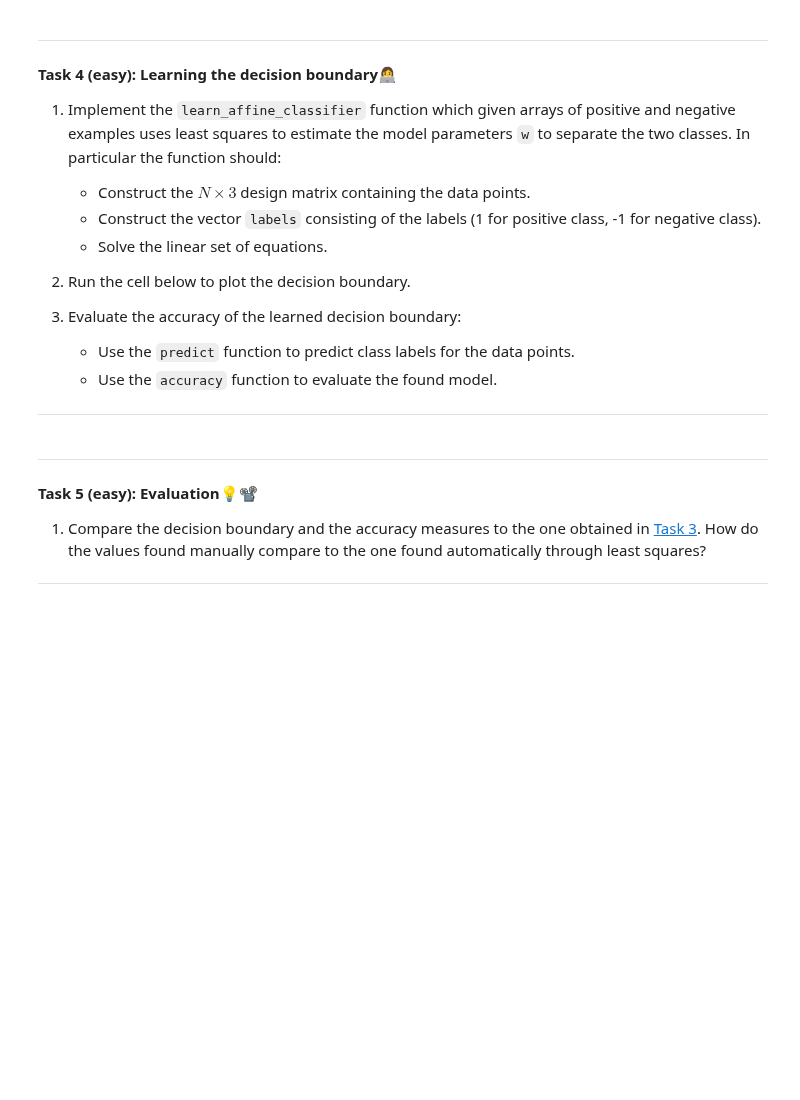
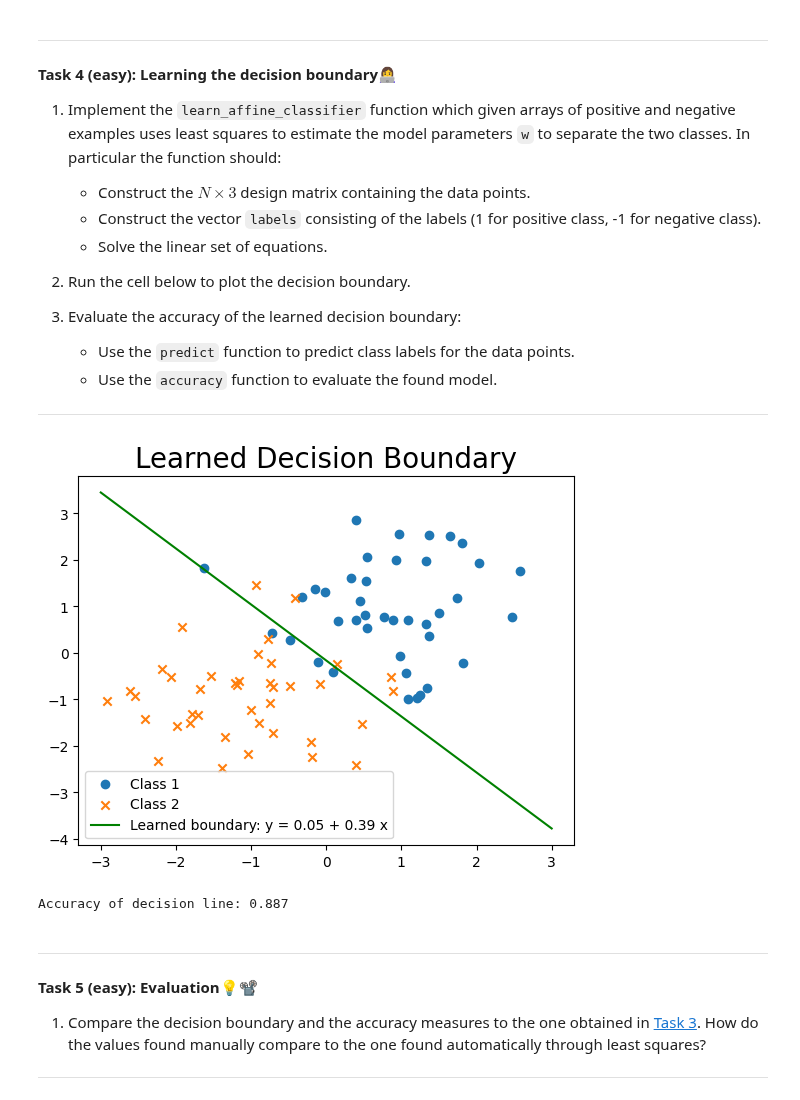
Before and after one commit to Mie-Jonasson/ComputerScienceMasters, a Jupyter notebook: IntroductionToMachineLearning/Exercises/W10/02-decision.ipynb, the cells around one changed output. Drawn from its saved outputs; the diff is of its cells as text; code cells hidden in the pictures; blank space fills up the shorter version.

Commit message:
add decision boundaries for week 10

```diff
--- a/IntroductionToMachineLearning/Exercises/W10/02-decision.ipynb
+++ b/IntroductionToMachineLearning/Exercises/W10/02-decision.ipynb
@@ -196,7 +206,10 @@ def predict(w, p):
 
     :return: Predicted class labels (-1 for neg, 1 for pos).
     """
-    # Write solutions here
+    x1s = p[:, 0]
+    x2s = p[:, 1]
+    x2_bound = linear_boundary(x1s, w)
+    return np.array([1 if i > j else -1 for i, j in zip(x2s, x2_bound)])
 
 
 def accuracy(predictions,targets):
@@ -206,13 +219,13 @@ def accuracy(predictions,targets):
 
     :return (float): fraction of correctly predicted points (num_correct/num_points).
     """
-    # Write solutions here
+    return Eval().accuracy(targets, predictions)
 
 
-pred_pos = None # write your solution here
-pred_neg = None # write your solution here
+pred_pos = predict(w, p_pos)
+pred_neg = predict(w, p_neg)
 
-acc_pos = None # write your solution here
-acc_neg = None # write your solution here
+acc_pos = accuracy(pred_pos, [1] * p_pos.shape[0])
+acc_neg = accuracy(pred_neg, [-1] * p_neg.shape[0])
 
 print(f'Accuracy of decision line: {(acc_neg+acc_pos)/2:.3f}')
@@ -251,42 +266,46 @@ def learn_affine_classifier(p_pos, p_neg):
     :param p_neg: Data points of the negative class.
 
     :return: The learned parameters w (intercept and slope).
     """
     # Combine the positive and negative points into a single dataset
-    data = None # Write your solution here
+    data = np.concatenate((p_pos, p_neg))
     # Create the labels: -1 for positive class, 0 for negative class
-    labels = None # Write your solution here
+    labels = np.array([1] * p_pos.shape[0] + [-1] * p_neg.shape[0])
     # Add a bias column (column of 1s) to the data
-    X = None # Write your solution here
+    X = np.array([np.ones_like(data[:, 0]), data[:, 0], data[:, 1]]).T
     # Learn the model parameters
-    w_least_squares = None # Write your solution here
+    projection_matrix = np.linalg.inv(X.T @ X) @ X.T
+    w_least_squares = projection_matrix @ labels
     # Return the model parameters
     return w_least_squares
 
 # Find the decision boundary with least squares
 w_learned = learn_affine_classifier(p_pos, p_neg)
 
 # 2
 # Define x-values for plotting the decision boundaries
 x_values = np.linspace(-3, 3, 100)
 
 # Plotting the learned decision boundary
 fig, ax = plt.subplots()
 ax.scatter(p_pos[:, 0], p_pos[:, 1], marker='o', label='Class 1')  # positive class
 ax.scatter(p_neg[:, 0], p_neg[:, 1], marker='x', label='Class 2')  # negative class
 ax.plot(x_values, linear_boundary(x_values, w_learned), label='Learned boundary: y = %.2f + %.2f x' % (w_learned[0], w_learned[1]), color='green')
 plt.title("Learned Decision Boundary", fontsize=20)
 plt.legend()
 plt.show()
 
 # 3
-pred_pos = None # write your solution here
-pred_neg = None # write your solution here
+pred_pos = predict(w_learned, p_pos)
+pred_neg = predict(w_learned, p_neg)
 
-acc_pos = None # write your solution here
-acc_neg = None # write your solution here
+acc_pos = accuracy(pred_pos, [1] * p_pos.shape[0])
+acc_neg = accuracy(pred_neg, [-1] * p_neg.shape[0])
 
-print(f'Accuracy of learned boundary: {(acc_neg + acc_pos) / 2:.3f}')
+print(f'Accuracy of decision line: {(acc_neg+acc_pos)/2:.3f}')
+# %% [output]
+[figure, added]
+Accuracy of decision line: 0.887
 # %% [markdown]
 
 ---
```
Also changed, not shown: parts of 10 cells of this notebook, 3 other files.
